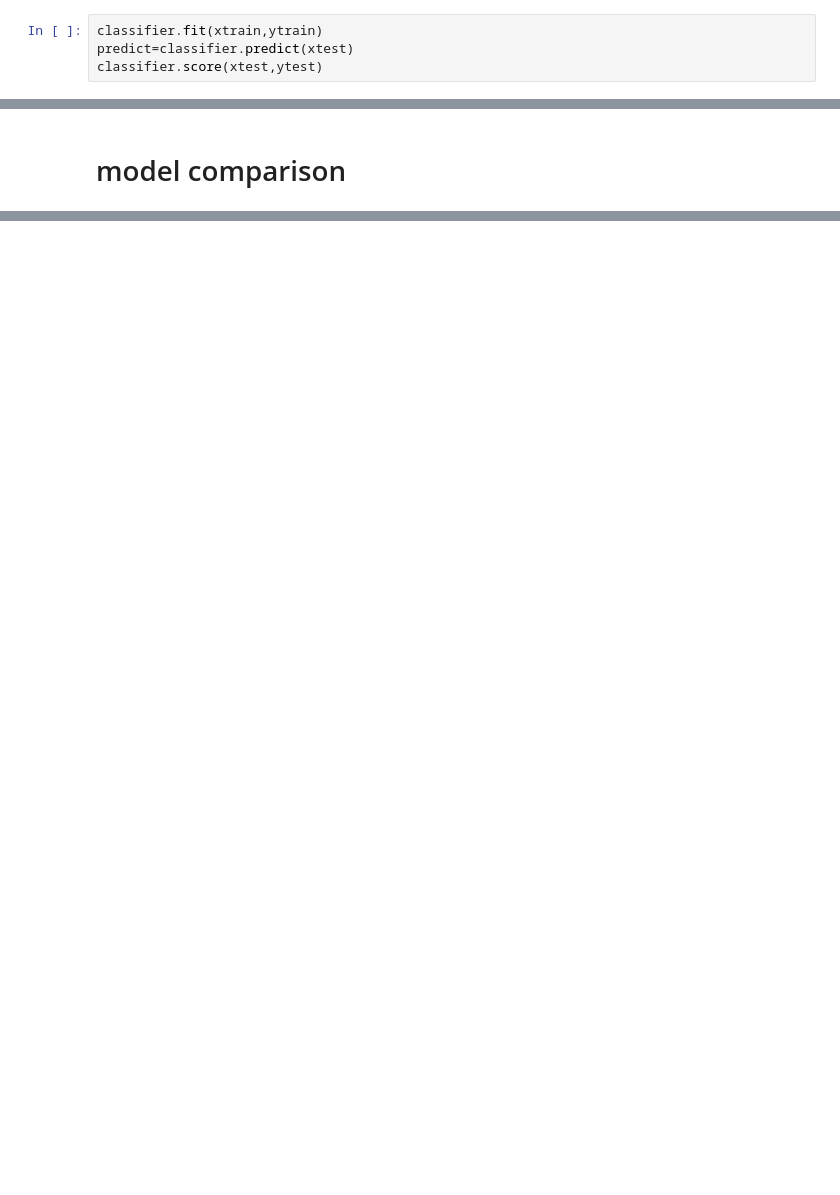
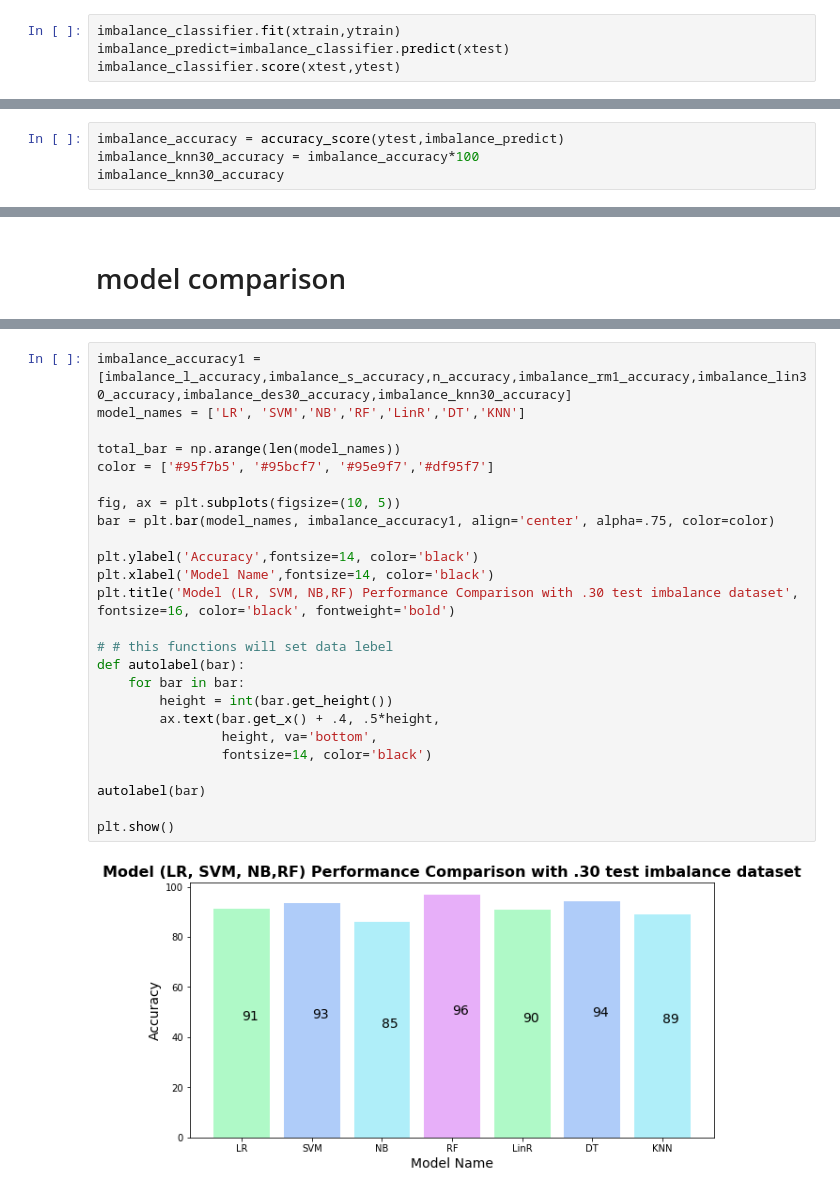
Before and after one commit to hossainalamin/Diabetes_detection_using_ml-master, a Jupyter notebook: model_with_new_dataset_feature_selection.ipynb, the cells around one changed output, grey strips where cells are left out. Saved outputs shown, nothing was run; the diff lists cells and outputs as text; blank space fills up the shorter version.

```diff
--- a/model_with_new_dataset_feature_selection.ipynb
+++ b/model_with_new_dataset_feature_selection.ipynb
@@ -2358,6 +2522,6 @@ ValueError: Found input variables with inconsistent numbers of samples: [190, 28
 # %%
-classifier.fit(xtrain,ytrain)
-predict=classifier.predict(xtest)
-classifier.score(xtest,ytest)
+imbalance_classifier.fit(xtrain,ytrain)
+imbalance_predict=imbalance_classifier.predict(xtest)
+imbalance_classifier.score(xtest,ytest)
 # %% [output]
 0.8912280701754386
@@ -2369,0 +2534,4 @@ knn30_accuracy
+# %%
+imbalance_accuracy = accuracy_score(ytest,imbalance_predict)
+imbalance_knn30_accuracy = imbalance_accuracy*100
+imbalance_knn30_accuracy
@@ -2433 +2655,28 @@ plt.show()
+# %%
+imbalance_accuracy1 = [imbalance_l_accuracy,imbalance_s_accuracy,n_accuracy,imbalance_rm1_accuracy,imbalance_lin30_accuracy,imbalance_des30_accuracy,imbalance_knn30_accuracy]
+model_names = ['LR', 'SVM','NB','RF','LinR','DT','KNN']
+
+total_bar = np.arange(len(model_names))
+color = ['#95f7b5', '#95bcf7', '#95e9f7','#df95f7']
+
+fig, ax = plt.subplots(figsize=(10, 5))
+bar = plt.bar(model_names, imbalance_accuracy1, align='center', alpha=.75, color=color)
+
+plt.ylabel('Accuracy',fontsize=14, color='black')
+plt.xlabel('Model Name',fontsize=14, color='black')
+plt.title('Model (LR, SVM, NB,RF) Performance Comparison with .30 test imbalance dataset', fontsize=16, color='black', fontweight='bold')
+
+# # this functions will set data lebel
+def autolabel(bar):
+    for bar in bar:
+        height = int(bar.get_height())
+        ax.text(bar.get_x() + .4, .5*height,
+                height, va='bottom',
+                fontsize=14, color='black')
+
+autolabel(bar)
+
+plt.show()
+# %% [output]
+[figure, added]
 # %%
```
Also changed, not shown: parts of 130 cells of this notebook.
